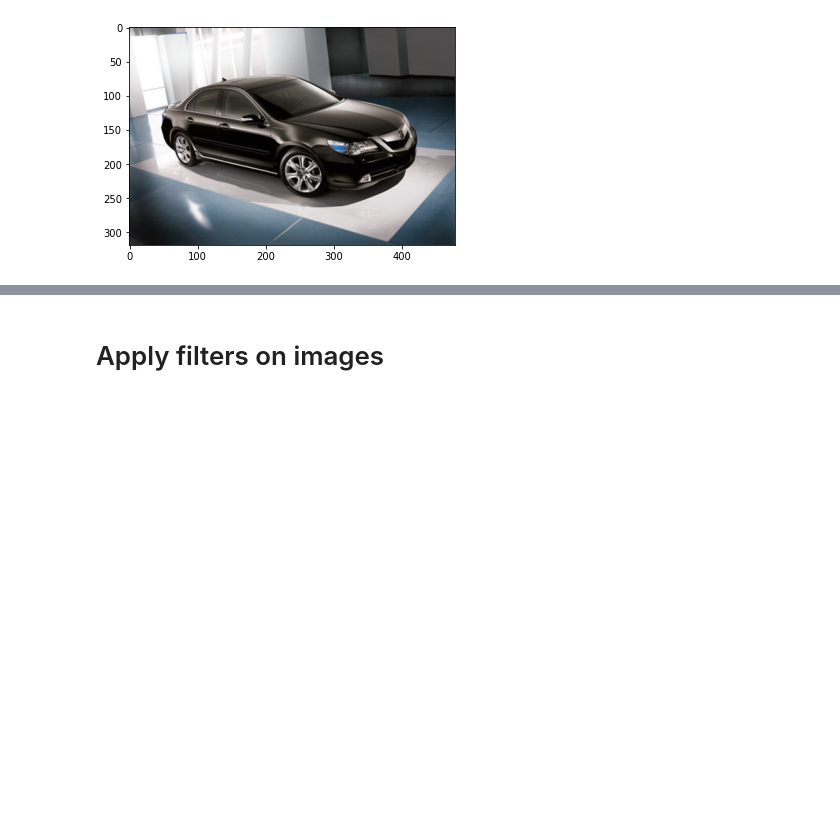
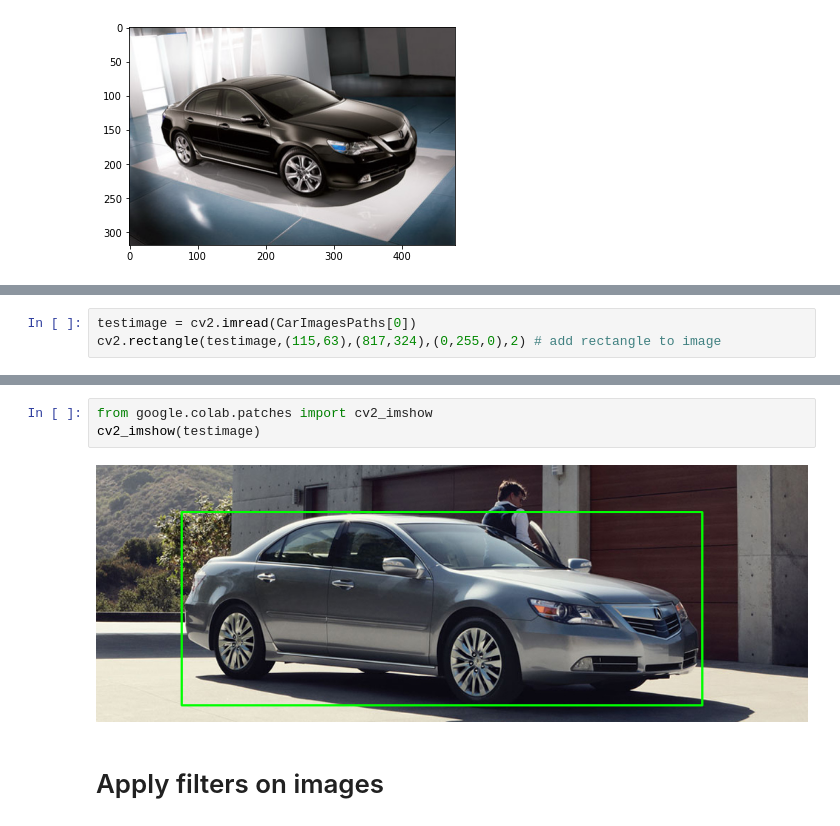
Before and after one commit to varunkr24/Capstone-Project, a Jupyter notebook: Capstone_Project.ipynb, the cells around one changed output, grey strips where cells are left out. Drawn from its saved outputs; the diff is of its cells as text; blank space fills up the shorter version.

```diff
--- a/Capstone_Project.ipynb
+++ b/Capstone_Project.ipynb
@@ -179,0 +189,3 @@ Acura RL Sedan 2012
+# %%
+testimage = cv2.imread(CarImagesPaths[0])
+cv2.rectangle(testimage,(115,63),(817,324),(0,255,0),2) # add rectangle to image
@@ -180,3 +210,8 @@ Acura RL Sedan 2012
+# %%
+from google.colab.patches import cv2_imshow
+cv2_imshow(testimage)
+# %% [output]
+[figure, added]
 # %% [markdown]
 # Apply filters on images
 # %%
```
Also changed, not shown: parts of 3 cells of this notebook.
